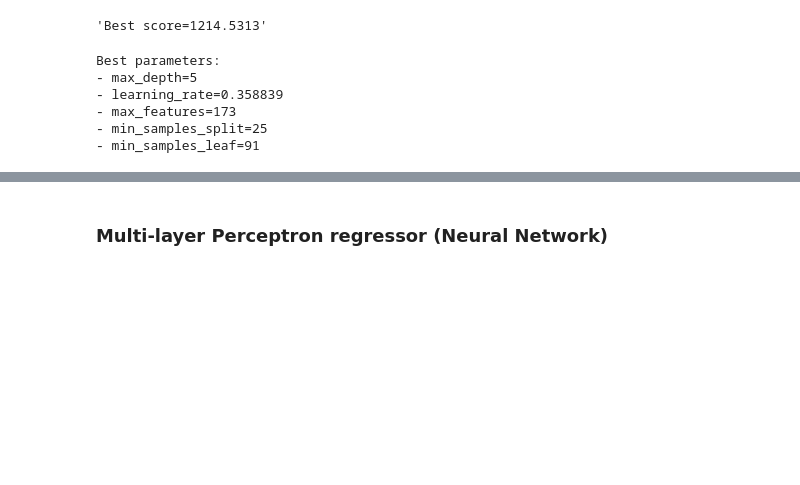
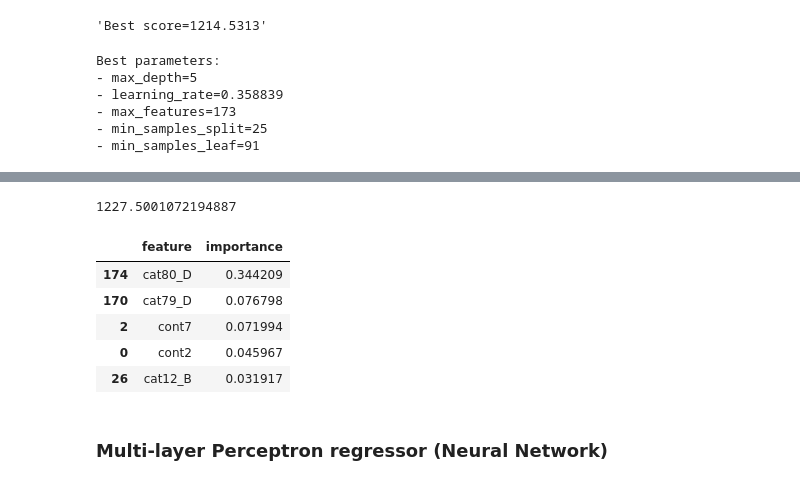
Before and after one commit to akira-nkgw/claims_severity, a Jupyter notebook: models_claims_severe.ipynb, the cells around one changed output, grey strips where cells are left out. Cells and saved outputs as stored; diff of their text form; code cells hidden in the pictures; blank space fills up the shorter version.

```diff
--- a/models_claims_severe.ipynb
+++ b/models_claims_severe.ipynb
@@ -331,3 +345,7 @@ Best parameters:
 - max_features=173
 - min_samples_split=25
 - min_samples_leaf=91
+# %%
+gb_f = GradientBoostingRegressor(max_depth=5, learning_rate=0.358839, max_features=173, min_samples_split=25,
+                                min_samples_leaf=91)
+gb_f.fit(X_train,y_train)
@@ -334,3 +362,22 @@ Best parameters:
+# %%
+y_pred = gb_f.predict(X_test)
+mean_absolute_error(y_test, y_pred)
+# %% [output]
+1227.5001072194887
+# %%
+fi = pd.DataFrame({'feature': list(X_train.columns),
+                   'importance': gb_f.feature_importances_}).\
+                    sort_values('importance', ascending = False)
+# %%
+# get top five important features
+fi.head()
+# %% [output]
+|  | feature | importance |
+| 174 | cat80_D | 0.344209 |
+| 170 | cat79_D | 0.076798 |
+| 2 | cont7 | 0.071994 |
+| 0 | cont2 | 0.045967 |
+| 26 | cat12_B | 0.031917 |
 # %% [markdown]
 ### Multi-layer Perceptron regressor (Neural Network)
 # %%
```
Also changed, not shown: parts of 3 cells of this notebook, 3 other files.
